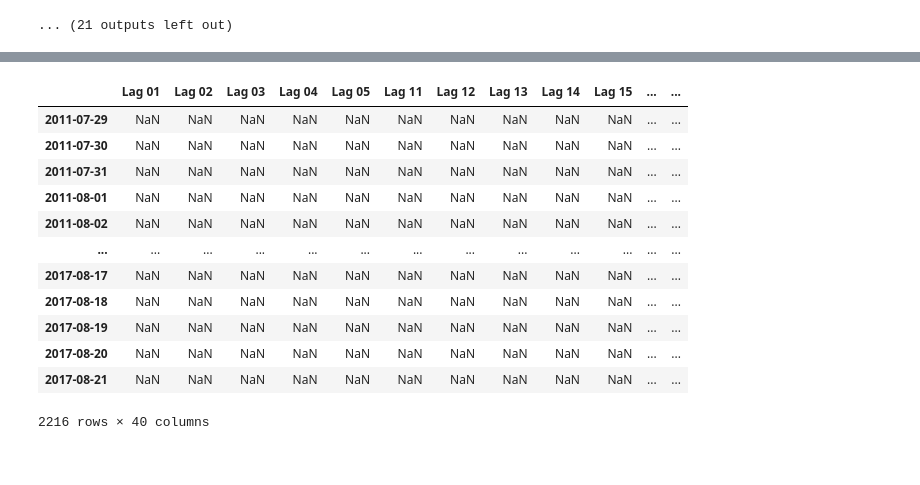
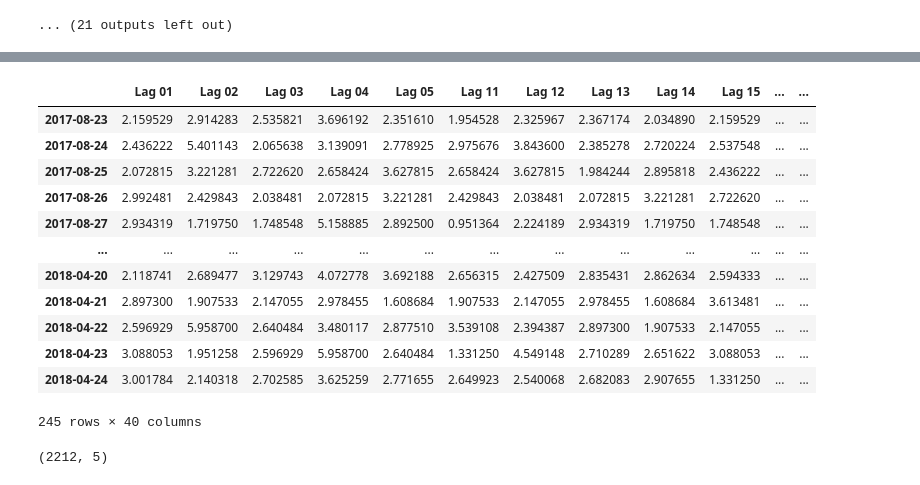
Before and after one commit to Jungar111/Bachelor2021, a Jupyter notebook: Modelling/Varmax.ipynb, the cells around one changed output, grey strips where cells are left out. Drawn from its saved outputs; the diff is of its cells as text; code cells hidden in the pictures.

```diff
--- a/Modelling/Varmax.ipynb
+++ b/Modelling/Varmax.ipynb
@@ -23,6 +24,3 @@ df = importer().Import()
 # %%
 def smape(A, F):
     return 100/len(A) * np.sum( np.abs(F - A) / (np.abs(A) + np.abs(F)))
-# %%
-df2 = df.set_index("Start Date", drop=False)
-df2.index = df2.index.to_period("D")
@@ -330,11 +176,11 @@ y_cols
 # %%
 exog_train = pd.DataFrame(columns=["Lag 01","Lag 02","Lag 03","Lag 04","Lag 05","Lag 11","Lag 12","Lag 13","Lag 14","Lag 15","Lag 21","Lag 22","Lag 23","Lag 24","Lag 25","Lag 31","Lag 32","Lag 33","Lag 34","Lag 35","Lag 41","Lag 42","Lag 43","Lag 44","Lag 45","Lag 51","Lag 52","Lag 53","Lag 54","Lag 55","Lag 61","Lag 62","Lag 63","Lag 64","Lag 65","Lag 71","Lag 72","Lag 73","Lag 74","Lag 75"])
-exog_val = exog_train
+exog_val = pd.DataFrame(columns=["Lag 01","Lag 02","Lag 03","Lag 04","Lag 05","Lag 11","Lag 12","Lag 13","Lag 14","Lag 15","Lag 21","Lag 22","Lag 23","Lag 24","Lag 25","Lag 31","Lag 32","Lag 33","Lag 34","Lag 35","Lag 41","Lag 42","Lag 43","Lag 44","Lag 45","Lag 51","Lag 52","Lag 53","Lag 54","Lag 55","Lag 61","Lag 62","Lag 63","Lag 64","Lag 65","Lag 71","Lag 72","Lag 73","Lag 74","Lag 75"])
 for label in range(8):
     for lag in range(1,6):
         exog_train[f"Lag {label}{lag}"] = exog[f"Label {label}"][f"Lag {lag}"]
         exog_val[f"Lag {label}{lag}"] = exog_v[f"Label {label}"][f"Lag {lag}"]
 
-exog_train
+exog_val
 # %% [output]
 [interactive output not drawn]
@@ -341,13 +188,19 @@ exog_train
 |  | Lag 01 | Lag 02 | Lag 03 | Lag 04 | Lag 05 | Lag 11 | Lag 12 | Lag 13 | Lag 14 | Lag 15 | ... | ... |
-| 2011-07-29 | NaN | NaN | NaN | NaN | NaN | NaN | NaN | NaN | NaN | NaN | ... | ... |
-| 2011-07-30 | NaN | NaN | NaN | NaN | NaN | NaN | NaN | NaN | NaN | NaN | ... | ... |
-| 2011-07-31 | NaN | NaN | NaN | NaN | NaN | NaN | NaN | NaN | NaN | NaN | ... | ... |
-| 2011-08-01 | NaN | NaN | NaN | NaN | NaN | NaN | NaN | NaN | NaN | NaN | ... | ... |
-| 2011-08-02 | NaN | NaN | NaN | NaN | NaN | NaN | NaN | NaN | NaN | NaN | ... | ... |
+| 2017-08-23 | 2.159529 | 2.914283 | 2.535821 | 3.696192 | 2.351610 | 1.954528 | 2.325967 | 2.367174 | 2.034890 | 2.159529 | ... | ... |
+| 2017-08-24 | 2.436222 | 5.401143 | 2.065638 | 3.139091 | 2.778925 | 2.975676 | 3.843600 | 2.385278 | 2.720224 | 2.537548 | ... | ... |
+| 2017-08-25 | 2.072815 | 3.221281 | 2.722620 | 2.658424 | 3.627815 | 2.658424 | 3.627815 | 1.984244 | 2.895818 | 2.436222 | ... | ... |
+| 2017-08-26 | 2.992481 | 2.429843 | 2.038481 | 2.072815 | 3.221281 | 2.429843 | 2.038481 | 2.072815 | 3.221281 | 2.722620 | ... | ... |
+| 2017-08-27 | 2.934319 | 1.719750 | 1.748548 | 5.158885 | 2.892500 | 0.951364 | 2.224189 | 2.934319 | 1.719750 | 1.748548 | ... | ... |
 | ... | ... | ... | ... | ... | ... | ... | ... | ... | ... | ... | ... | ... |
-| 2017-08-17 | NaN | NaN | NaN | NaN | NaN | NaN | NaN | NaN | NaN | NaN | ... | ... |
-| 2017-08-18 | NaN | NaN | NaN | NaN | NaN | NaN | NaN | NaN | NaN | NaN | ... | ... |
-| 2017-08-19 | NaN | NaN | NaN | NaN | NaN | NaN | NaN | NaN | NaN | NaN | ... | ... |
-| 2017-08-20 | NaN | NaN | NaN | NaN | NaN | NaN | NaN | NaN | NaN | NaN | ... | ... |
-| 2017-08-21 | NaN | NaN | NaN | NaN | NaN | NaN | NaN | NaN | NaN | NaN | ... | ... |
+| 2018-04-20 | 2.118741 | 2.689477 | 3.129743 | 4.072778 | 3.692188 | 2.656315 | 2.427509 | 2.835431 | 2.862634 | 2.594333 | ... | ... |
+| 2018-04-21 | 2.897300 | 1.907533 | 2.147055 | 2.978455 | 1.608684 | 1.907533 | 2.147055 | 2.978455 | 1.608684 | 3.613481 | ... | ... |
+| 2018-04-22 | 2.596929 | 5.958700 | 2.640484 | 3.480117 | 2.877510 | 3.539108 | 2.394387 | 2.897300 | 1.907533 | 2.147055 | ... | ... |
+| 2018-04-23 | 3.088053 | 1.951258 | 2.596929 | 5.958700 | 2.640484 | 1.331250 | 4.549148 | 2.710289 | 2.651622 | 3.088053 | ... | ... |
+| 2018-04-24 | 3.001784 | 2.140318 | 2.702585 | 3.625259 | 2.771655 | 2.649923 | 2.540068 | 2.682083 | 2.907655 | 1.331250 | ... | ... |
-2216 rows × 40 columns
+245 rows × 40 columns
+# %%
+exog_train[["Lag 01","Lag 02","Lag 03","Lag 04","Lag 05"]].shape[1]
+#y_cols["Label 0"]
+exog["Label 0"].shape
+# %% [output]
+(2212, 5)
```
Also changed, not shown: parts of 19 cells of this notebook, 23 other files.
